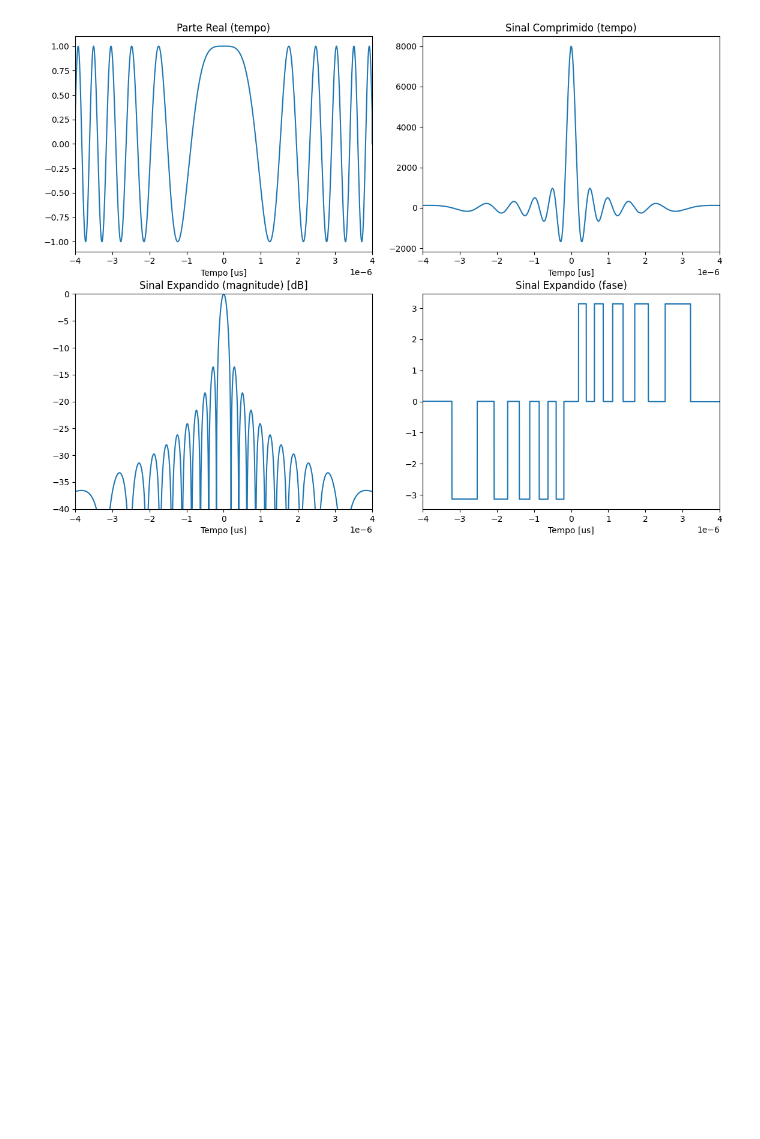
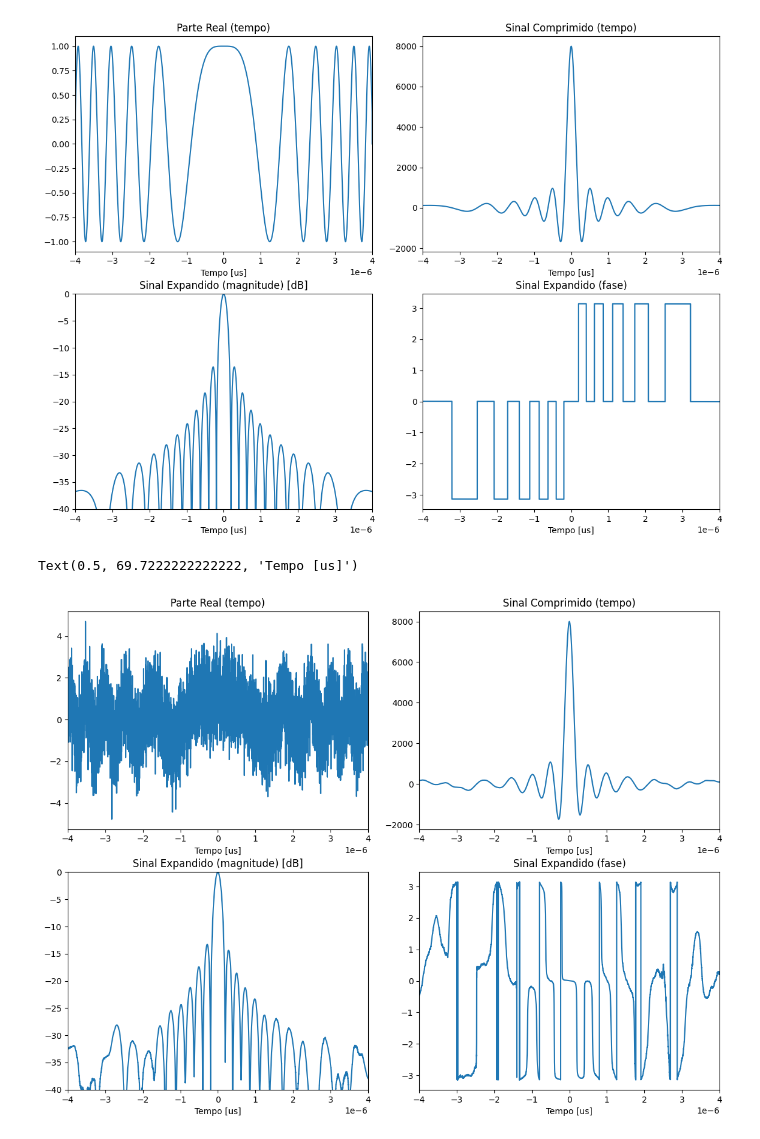
Before and after one commit to gabrielluizep/et-291, a Jupyter notebook: assignment-03/pulse_compression.ipynb, the cells around one changed output. Saved outputs shown, nothing was run; the diff lists cells and outputs as text; code cells hidden in the pictures; blank space fills up the shorter version.

```diff
--- a/assignment-03/pulse_compression.ipynb
+++ b/assignment-03/pulse_compression.ipynb
@@ -322,3 +319,69 @@ axs[3].set_xlabel("Tempo [us]")
 plt.show()
 # %% [output]
 [figure]
+# %%
+
+noise = np.random.normal(0, 1, s_t.shape)
+s_noisy = s_t + noise
+
+s_filtered = np.convolve(s_noisy, h, mode='same')
+
+
+
+# Inversa e eixo temporal ajustado
+s_expanded = np.fft.ifft(np.fft.ifftshift(Sf_padded))
+t_expanded = np.linspace(t[0], t[-1], len(s_expanded))
+
+
+# ---------------------------
+# FFT e eixo de frequência
+# ---------------------------
+Sf = np.fft.fftshift(np.fft.fft(s_filtered))
+f = np.fft.fftshift(np.fft.fftfreq(len(t), Ts))
+
+# --------------------------
+# Padding no sinal da frequência
+# ------------------------------
+
+
+pad_width = len(Sf) // 2
+Sf_padded = np.pad(Sf, (pad_width, pad_width), mode='constant', constant_values=0)
+
+# Inversa e eixo temporal ajustado
+s_expanded = np.fft.ifft(np.fft.ifftshift(Sf_padded))
+t_expanded = np.linspace(t[0], t[-1], len(s_expanded))
+
+# ---------------------------
+# Plots
+# ---------------------------
+fig, axs = plt.subplots(2, 2, figsize=(12, 9))
+fig.tight_layout(pad=3.0)
+axs = axs.flatten()
+
+# Parte real
+axs[0].plot(t, np.real(s_noisy))
+axs[0].set_title("Parte Real (tempo)")
+axs[0].set_xlim(-4e-6, 4e-6)
+axs[0].set_xlabel("Tempo [us]")
+
+# Sinal comprimido
+axs[1].plot(t, np.real(s_filtered))
+axs[1].set_title("Sinal Comprimido (tempo)")
+axs[1].set_xlim(-4e-6, 4e-6)
+axs[1].set_xlabel("Tempo [us]")
+
+
+
+axs[2].plot(t_expanded, mag_db(s_expanded))
+axs[2].set_title("Sinal Expandido (magnitude) [dB]")
+axs[2].set_xlim(-4e-6, 4e-6)
+axs[2].set_ylim(-40, 0)
+axs[2].set_xlabel("Tempo [us]")
+
+axs[3].plot(t_expanded, np.angle(s_expanded))
+axs[3].set_title("Sinal Expandido (fase)")
+axs[3].set_xlim(-4e-6, 4e-6)
+axs[3].set_xlabel("Tempo [us]")
+# %% [output]
+Text(0.5, 69.7222222222222, 'Tempo [us]')
+[figure, added]
```
Also changed, not shown: parts of 1 cell of this notebook.
